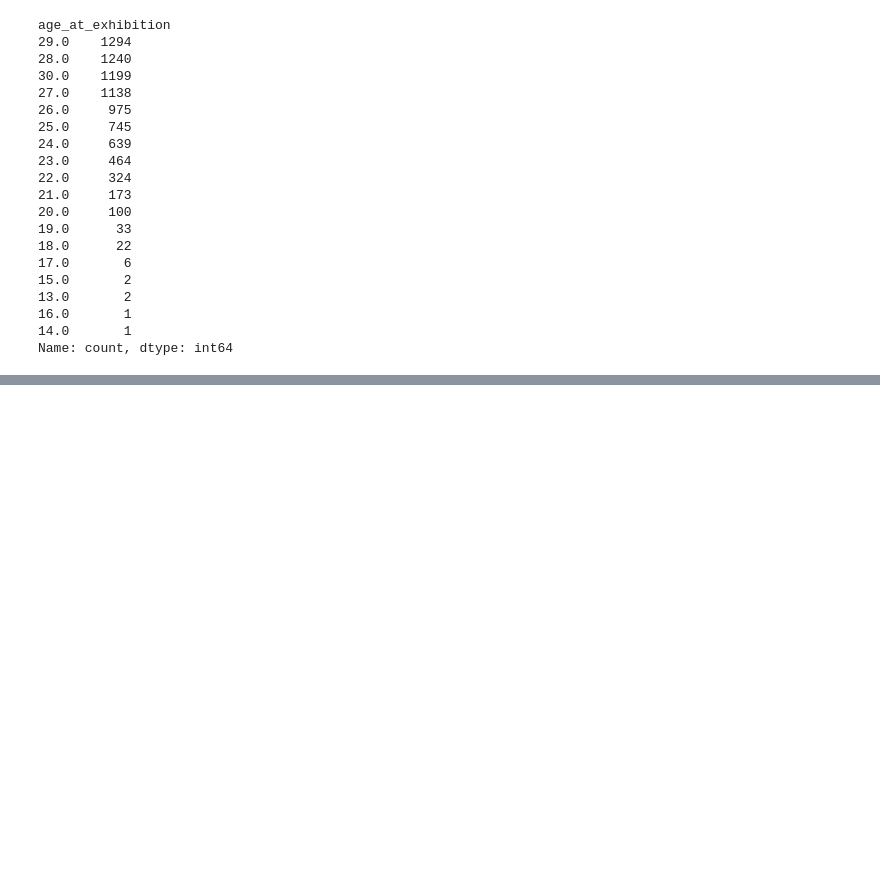
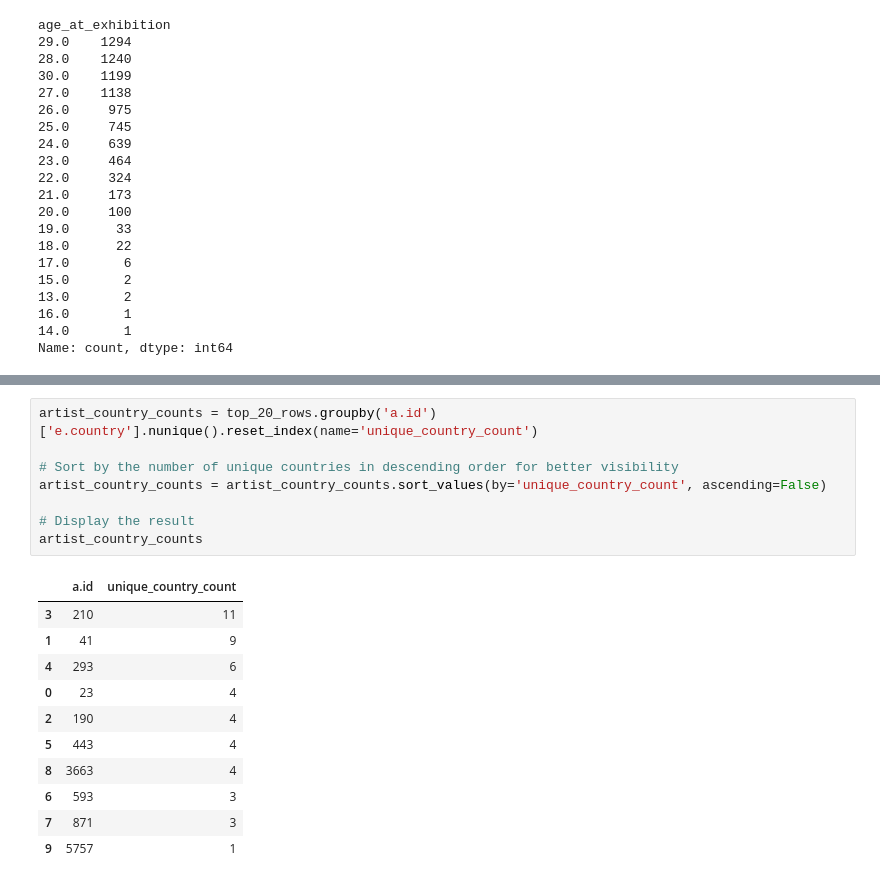
Before and after one commit to Annika-Loos/InfoVis_Group21, a Jupyter notebook: analysis.ipynb, the cells around one changed output, grey strips where cells are left out. Cells and saved outputs as stored; diff of their text form; blank space fills up the shorter version.

```diff
--- a/analysis.ipynb
+++ b/analysis.ipynb
@@ -362,0 +423,20 @@ Name: count, dtype: int64
+# %%
+artist_country_counts = top_20_rows.groupby('a.id')['e.country'].nunique().reset_index(name='unique_country_count')
+
+# Sort by the number of unique countries in descending order for better visibility
+artist_country_counts = artist_country_counts.sort_values(by='unique_country_count', ascending=False)
+
+# Display the result
+artist_country_counts
+# %% [output]
+|  | a.id | unique_country_count |
+| 3 | 210 | 11 |
+| 1 | 41 | 9 |
+| 4 | 293 | 6 |
+| 0 | 23 | 4 |
+| 2 | 190 | 4 |
+| 5 | 443 | 4 |
+| 8 | 3663 | 4 |
+| 6 | 593 | 3 |
+| 7 | 871 | 3 |
+| 9 | 5757 | 1 |
```
Also changed, not shown: parts of 7 cells of this notebook.
